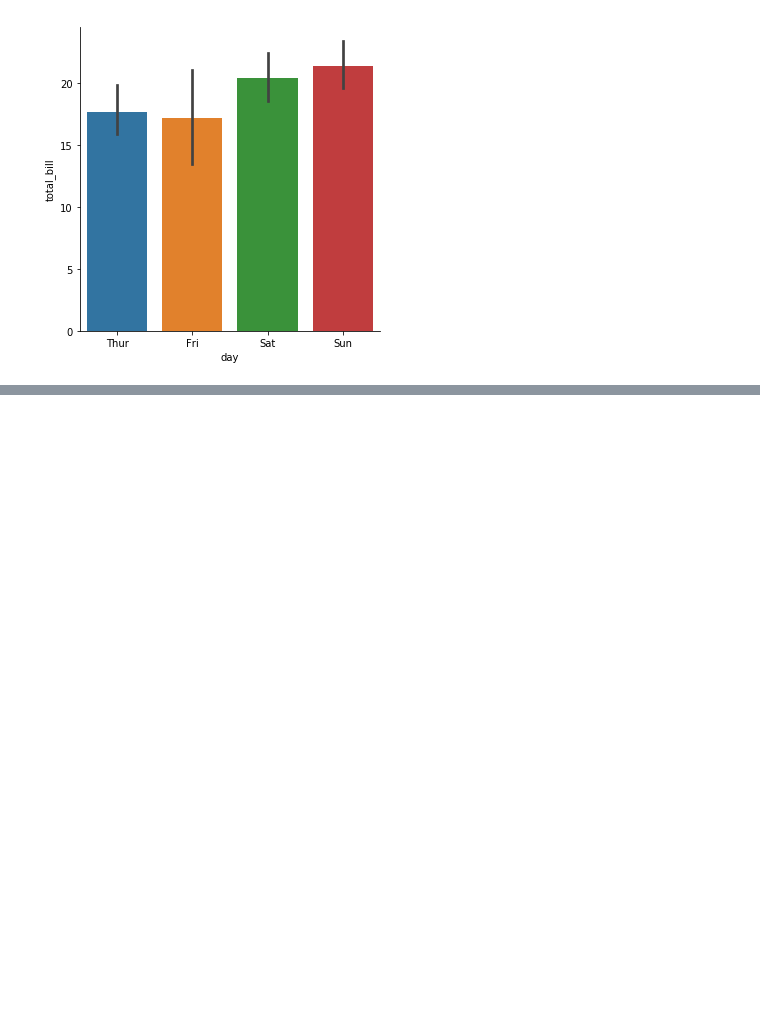
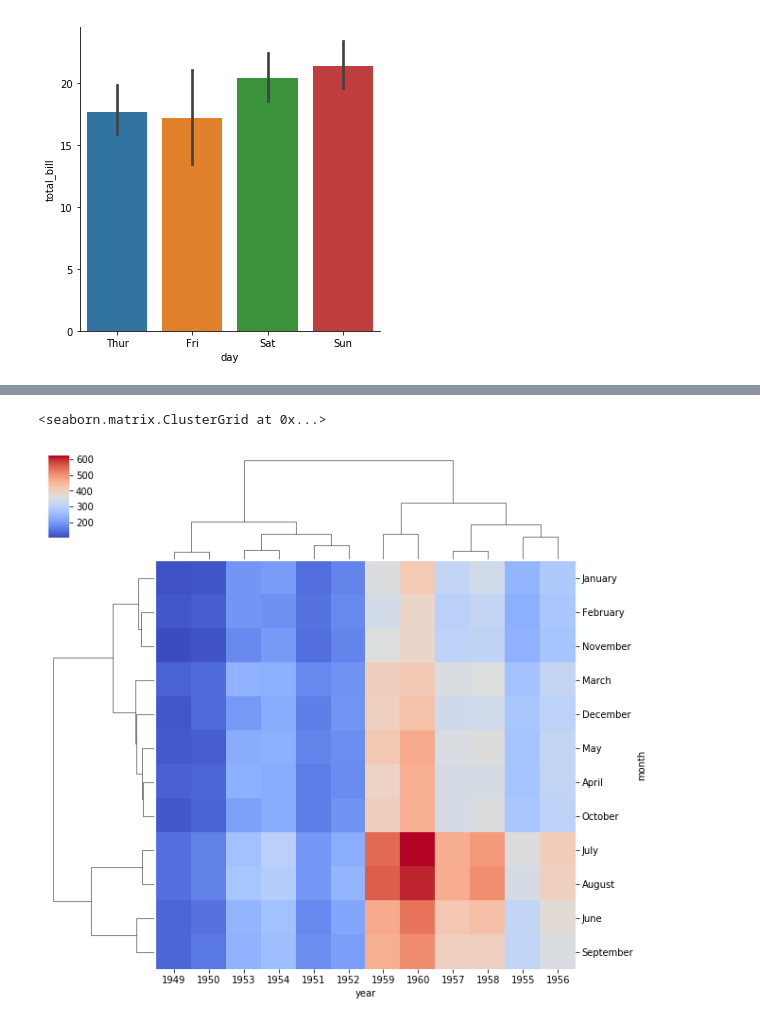
Before and after one commit to stradtkt/DataScience, a Jupyter notebook: seaborn_questions.ipynb, the cells around one changed output, grey strips where cells are left out. Saved outputs shown, nothing was run; the diff lists cells and outputs as text; code cells hidden in the pictures; blank space fills up the shorter version.

```diff
--- a/seaborn_questions.ipynb
+++ b/seaborn_questions.ipynb
@@ -73,0 +113,5 @@ sns.factorplot(x='day', y='total_bill', data=tips, kind='bar')
+# %%
+sns.clustermap(fp, cmap='coolwarm')
+# %% [output]
+<seaborn.matrix.ClusterGrid at 0x...>
+[figure, added]
```
Also changed, not shown: parts of 13 cells of this notebook, 3 other files.
